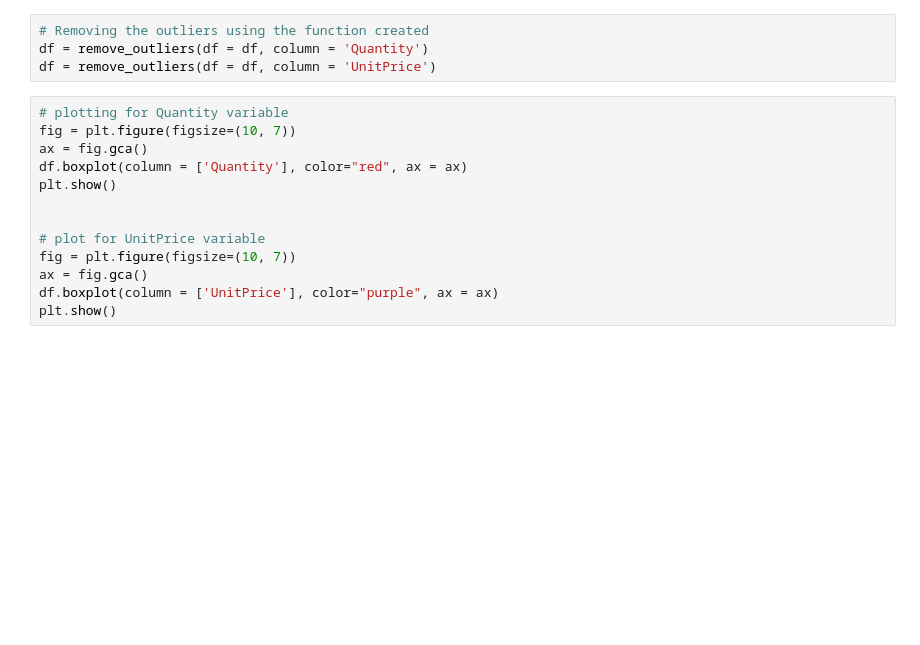
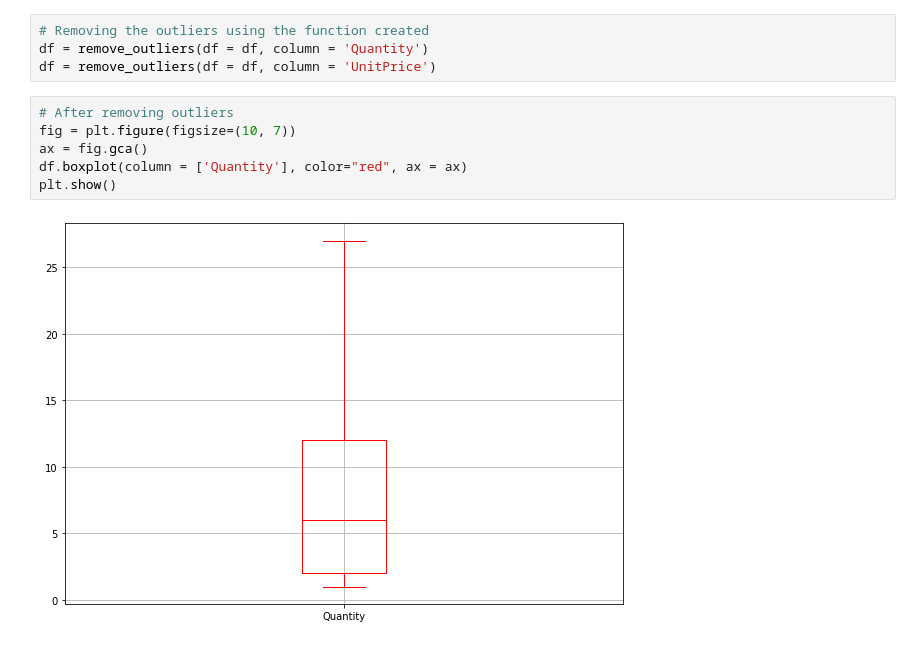
Before and after one commit to Malikarbaaz/Online_Retail_Customer_Segmentation, a Jupyter notebook: Copy_of_Online_Retail_Customer_Segmentation_Capstone_Project.ipynb, the cells around one changed output. Cells and saved outputs as stored; diff of their text form; blank space fills up the shorter version.

```diff
--- a/Copy_of_Online_Retail_Customer_Segmentation_Capstone_Project.ipynb
+++ b/Copy_of_Online_Retail_Customer_Segmentation_Capstone_Project.ipynb
@@ -674,15 +719,10 @@ def remove_outliers(df , column):
 df = remove_outliers(df = df, column = 'Quantity')
 df = remove_outliers(df = df, column = 'UnitPrice')
 # %%
-# plotting for Quantity variable
+# After removing outliers
 fig = plt.figure(figsize=(10, 7))
 ax = fig.gca()
 df.boxplot(column = ['Quantity'], color="red", ax = ax)
 plt.show()
-
-
-# plot for UnitPrice variable
-fig = plt.figure(figsize=(10, 7))
-ax = fig.gca()
-df.boxplot(column = ['UnitPrice'], color="purple", ax = ax)
-plt.show()
+# %% [output]
+[figure, added]
```
Also changed, not shown: parts of 16 cells of this notebook.
